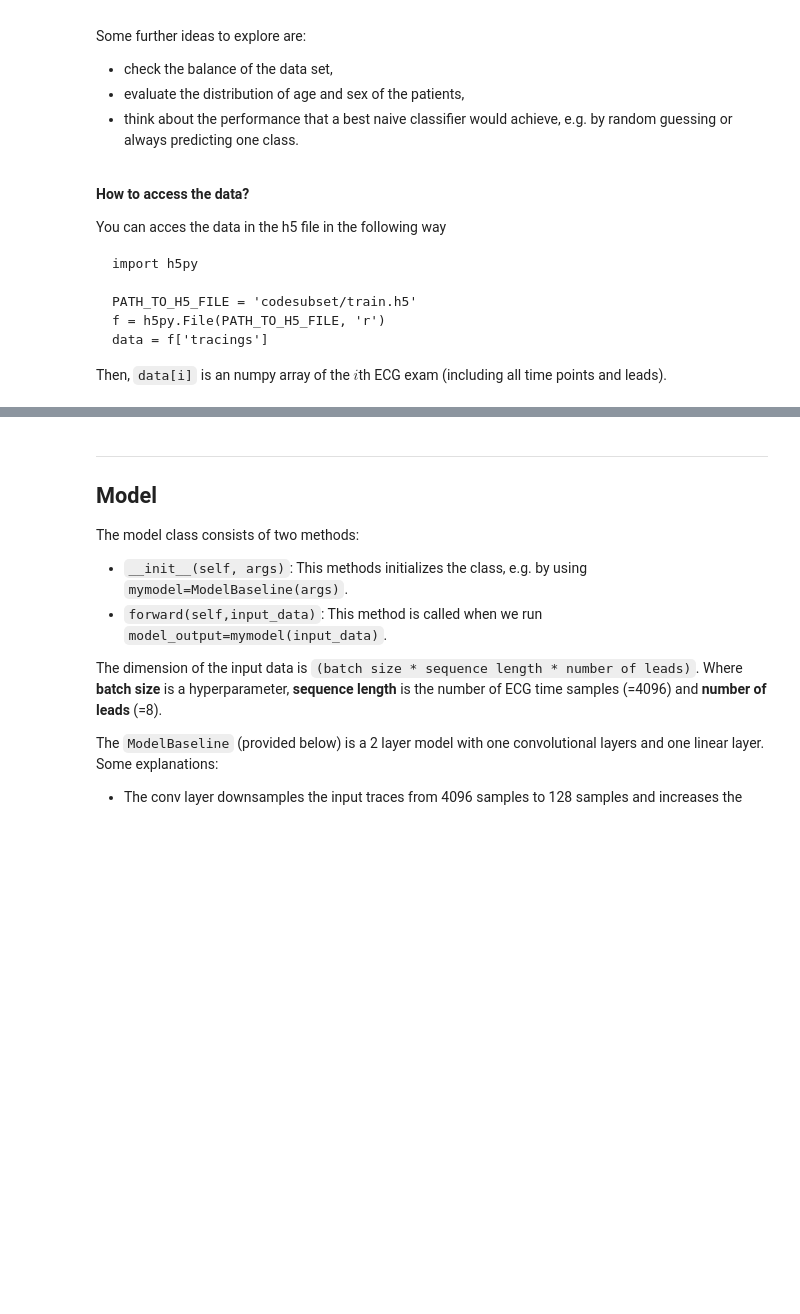
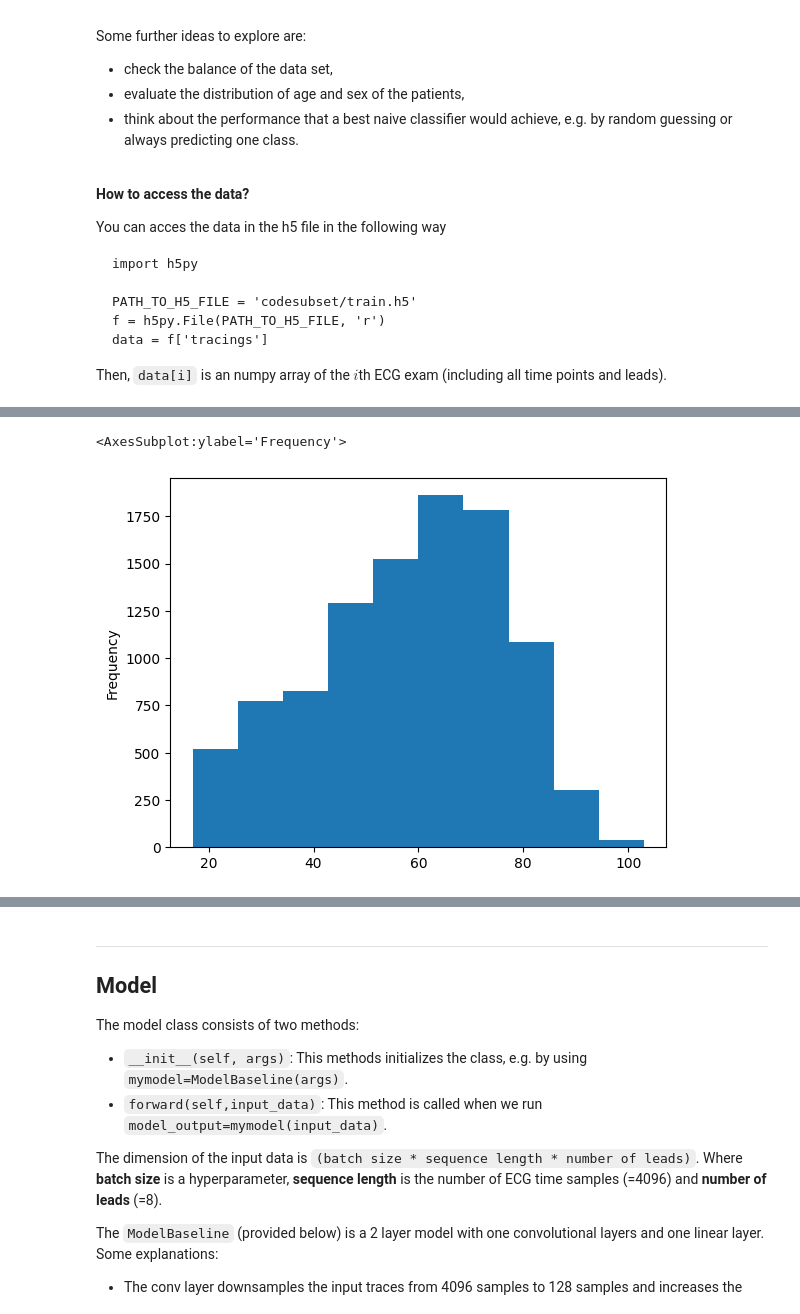
Before and after one commit to drexlerd/wasp-assignmen-af-classification, a Jupyter notebook: assignment_ecg_classification.ipynb, the cells around one changed output, grey strips where cells are left out. Cells and saved outputs as stored; diff of their text form; code cells hidden in the pictures; blank space fills up the shorter version.

```diff
--- a/assignment_ecg_classification.ipynb
+++ b/assignment_ecg_classification.ipynb
@@ -191,0 +255,5 @@ data
+# %%
+df["age"].plot(kind="hist")
+# %% [output]
+<AxesSubplot:ylabel='Frequency'>
+[figure, added]
```
Also changed, not shown: parts of 16 cells of this notebook, 4 other files.
